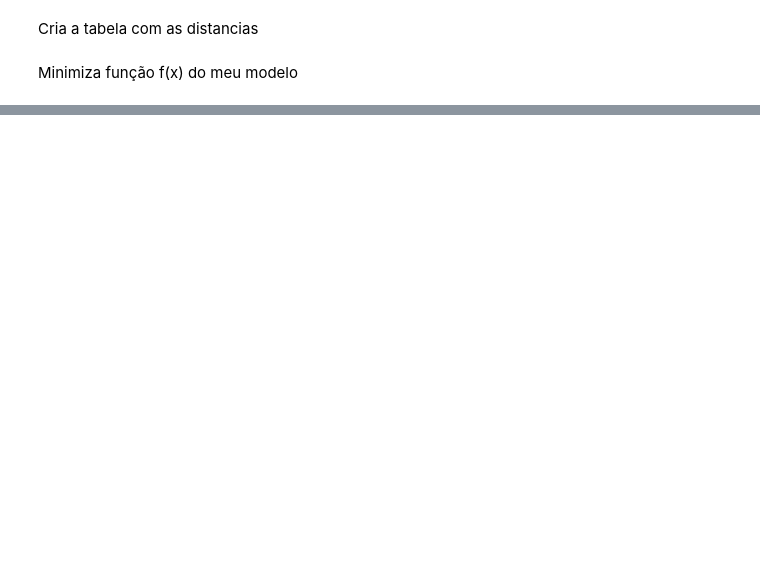
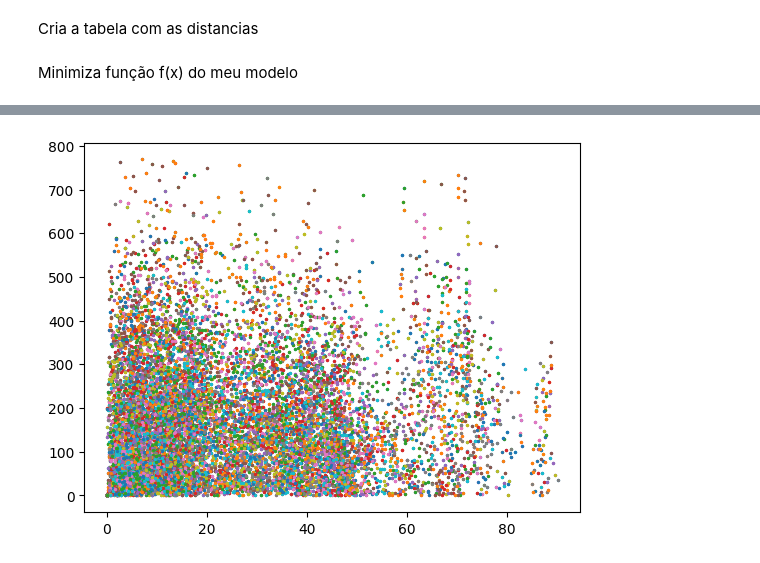
Before and after one commit to Jo4ovlm/pev, a Jupyter notebook: AplicacaoModelos.ipynb, the cells around one changed output, grey strips where cells are left out. Saved outputs shown, nothing was run; the diff lists cells and outputs as text; code cells hidden in the pictures; blank space fills up the shorter version.

```diff
--- a/AplicacaoModelos.ipynb
+++ b/AplicacaoModelos.ipynb
@@ -151,0 +168,8 @@ R Squared: -0.7953495082565176
+# %%
+for i,row in x_distancias.iterrows():
+    y_diff = diferenca_rendimento(y.iloc[i], y)
+    plt.scatter(row,y_diff, s=2)
+
+plt.show()
+# %% [output]
+[figure, added]
```
Also changed, not shown: parts of 12 cells of this notebook, 1 other file.
